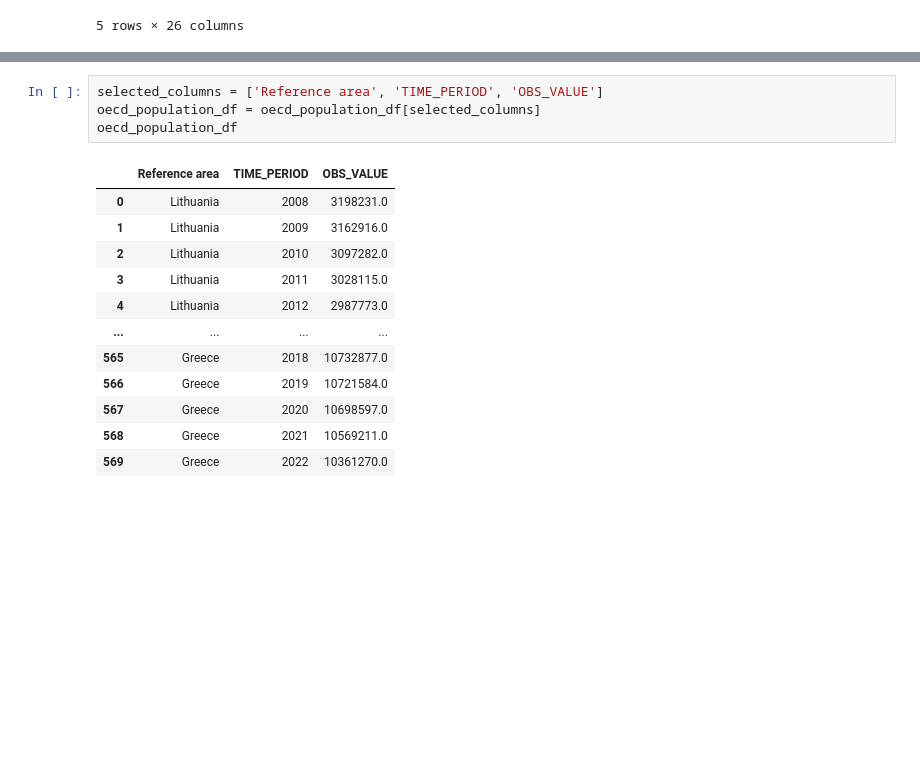
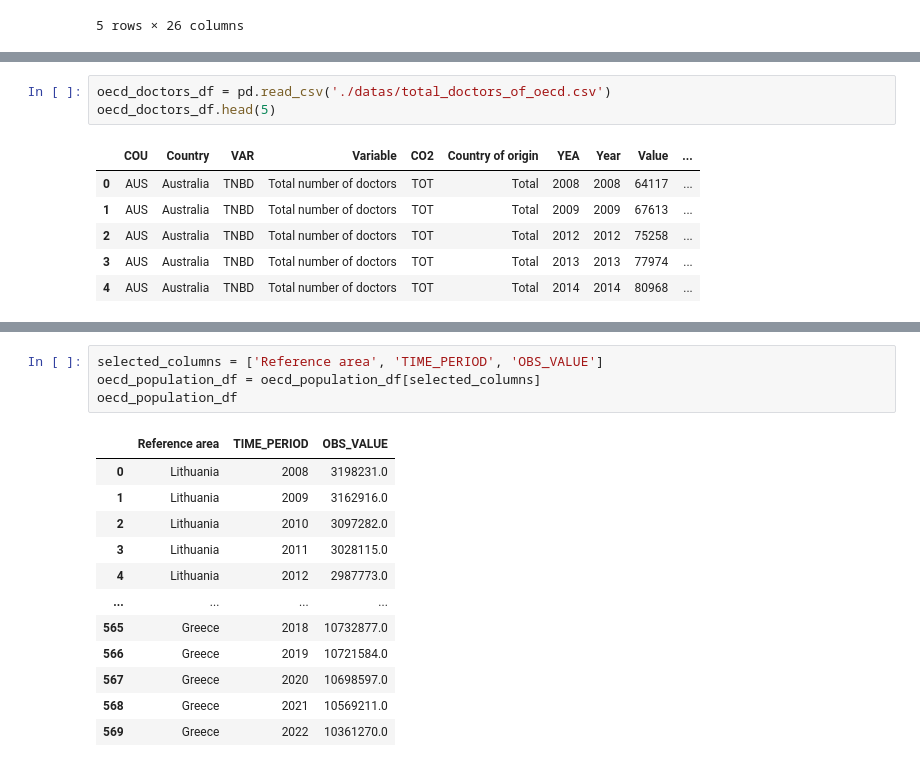
Before and after one commit to seonghyun24/dataProject, a Jupyter notebook: 2nd_project_of_data_analysis.ipynb, the cells around one changed output, grey strips where cells are left out. Saved outputs shown, nothing was run; the diff lists cells and outputs as text; blank space fills up the shorter version.

```diff
--- a/2nd_project_of_data_analysis.ipynb
+++ b/2nd_project_of_data_analysis.ipynb
@@ -33,0 +34,10 @@ memory usage: 111.5+ KB
+# %%
+oecd_doctors_df = pd.read_csv('./datas/total_doctors_of_oecd.csv')
+oecd_doctors_df.head(5)
+# %% [output]
+|  | COU | Country | VAR | Variable | CO2 | Country of origin | YEA | Year | Value | ... |
+| 0 | AUS | Australia | TNBD | Total number of doctors | TOT | Total | 2008 | 2008 | 64117 | ... |
+| 1 | AUS | Australia | TNBD | Total number of doctors | TOT | Total | 2009 | 2009 | 67613 | ... |
+| 2 | AUS | Australia | TNBD | Total number of doctors | TOT | Total | 2012 | 2012 | 75258 | ... |
+| 3 | AUS | Australia | TNBD | Total number of doctors | TOT | Total | 2013 | 2013 | 77974 | ... |
+| 4 | AUS | Australia | TNBD | Total number of doctors | TOT | Total | 2014 | 2014 | 80968 | ... |
```
Also changed, not shown: parts of 4 cells of this notebook.
